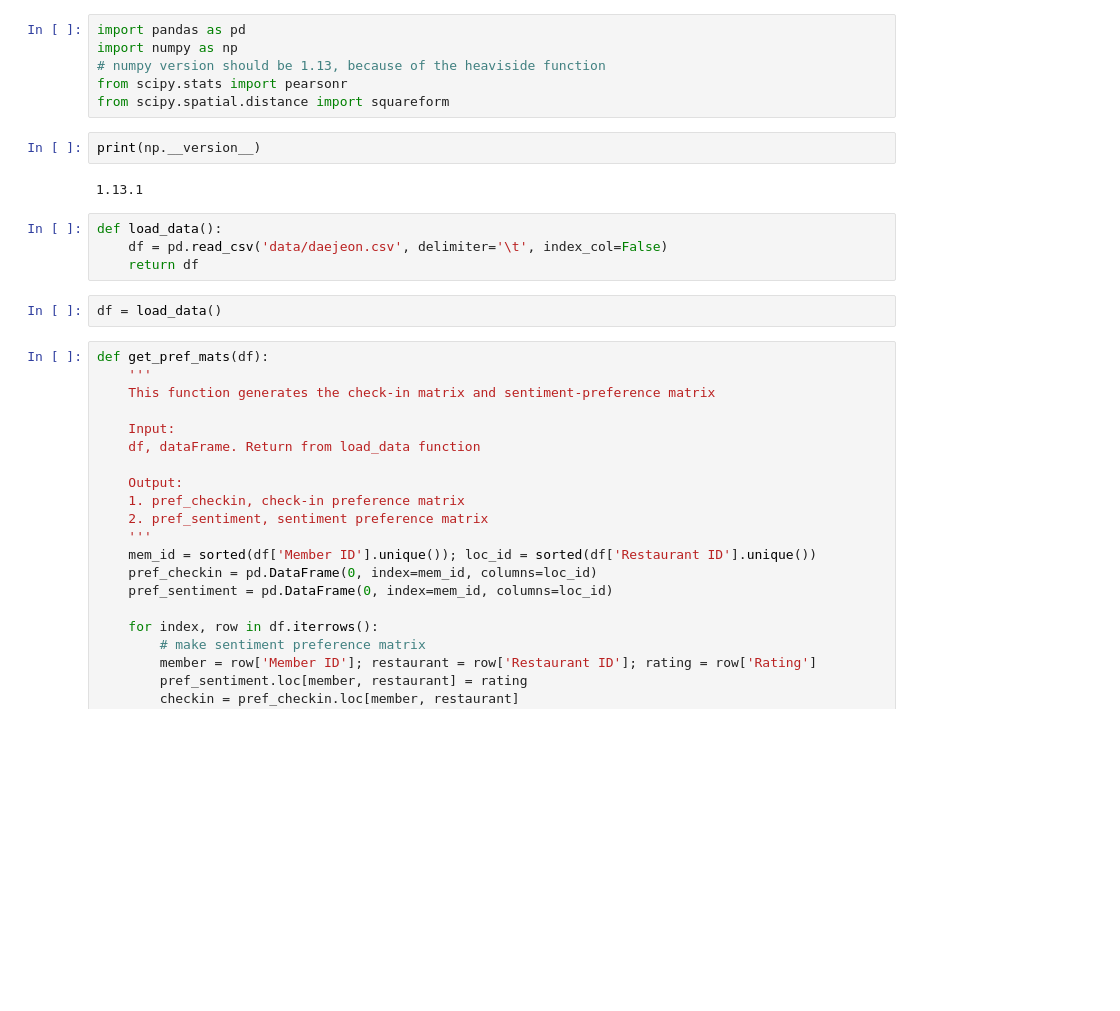
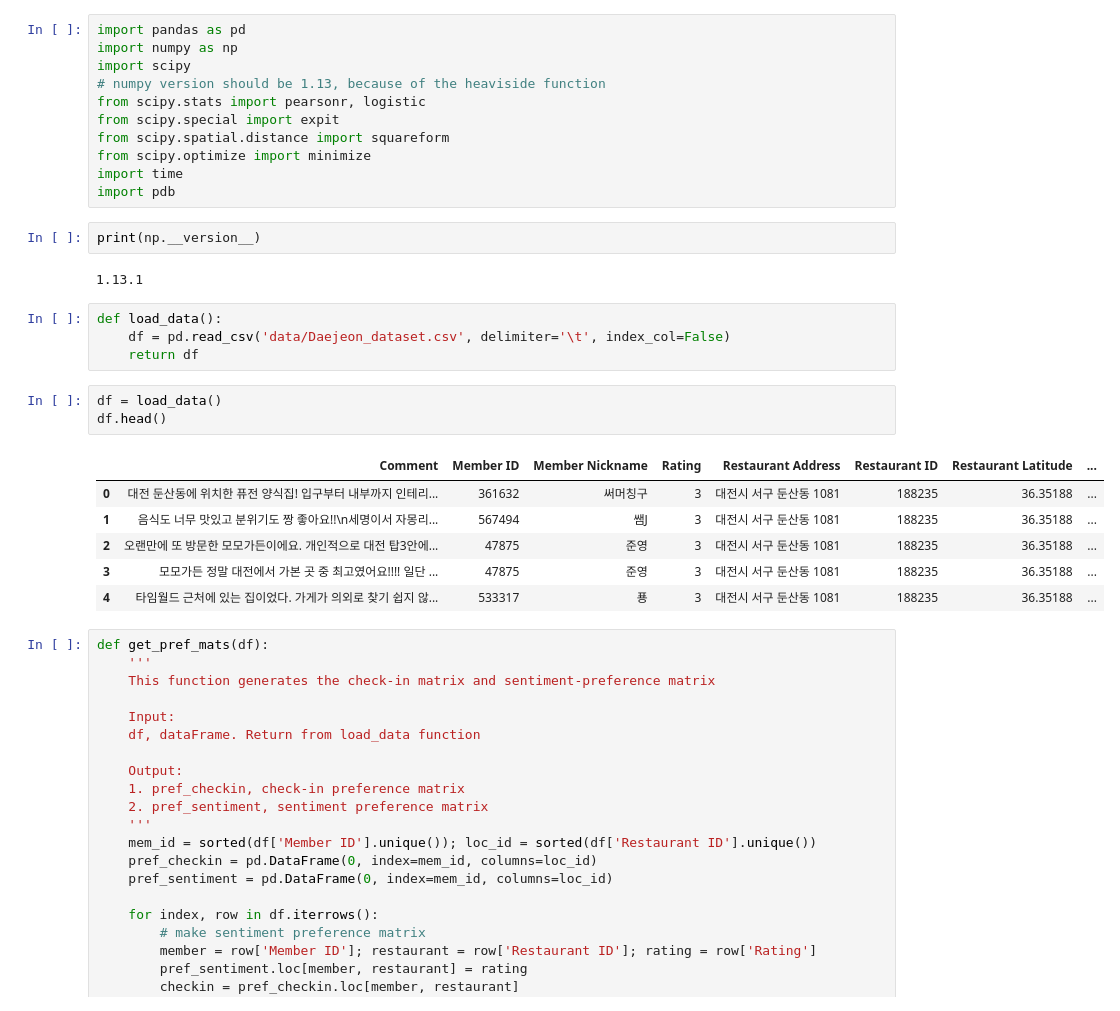
Before and after one commit to eliceio/LocationRecommendation, a Jupyter notebook: test_sentiment.ipynb, the cells around one changed output. Saved outputs shown, nothing was run; the diff lists cells and outputs as text; blank space fills up the shorter version.

```diff
--- a/test_sentiment.ipynb
+++ b/test_sentiment.ipynb
@@ -1,19 +1,32 @@
 # %%
 import pandas as pd
 import numpy as np
+import scipy
 # numpy version should be 1.13, because of the heaviside function
-from scipy.stats import pearsonr
+from scipy.stats import pearsonr, logistic
+from scipy.special import expit
 from scipy.spatial.distance import squareform
+from scipy.optimize import minimize
+import time
+import pdb
 # %%
 print(np.__version__)
 # %% [output]
 1.13.1
 # %%
 def load_data():
-    df = pd.read_csv('data/daejeon.csv', delimiter='\t', index_col=False)
+    df = pd.read_csv('data/Daejeon_dataset.csv', delimiter='\t', index_col=False)
     return df
 # %%
 df = load_data()
+df.head()
+# %% [output]
+|  | Comment | Member ID | Member Nickname | Rating | Restaurant Address | Restaurant ID | Restaurant Latitude | ... |
+| 0 | 대전 둔산동에 위치한 퓨전 양식집! 입구부터 내부까지 인테리... | 361632 | 써머칭구 | 3 | 대전시 서구 둔산동 1081 | 188235 | 36.35188 | ... |
+| 1 | 음식도 너무 맛있고 분위기도 짱 좋아요!!\n세명이서 자몽리... | 567494 | 쌤J | 3 | 대전시 서구 둔산동 1081 | 188235 | 36.35188 | ... |
+| 2 | 오랜만에 또 방문한 모모가든이에요. 개인적으로 대전 탑3안에... | 47875 | 준영 | 3 | 대전시 서구 둔산동 1081 | 188235 | 36.35188 | ... |
+| 3 | 모모가든 정말 대전에서 가본 곳 중 최고였어요!!!! 일단 ... | 47875 | 준영 | 3 | 대전시 서구 둔산동 1081 | 188235 | 36.35188 | ... |
+| 4 | 타임월드 근처에 있는 집이었다. 가게가 의외로 찾기 쉽지 않... | 533317 | 푱 | 3 | 대전시 서구 둔산동 1081 | 188235 | 36.35188 | ... |
 # %%
 def get_pref_mats(df):
     '''
```
Also changed, not shown: parts of 17 cells of this notebook.
